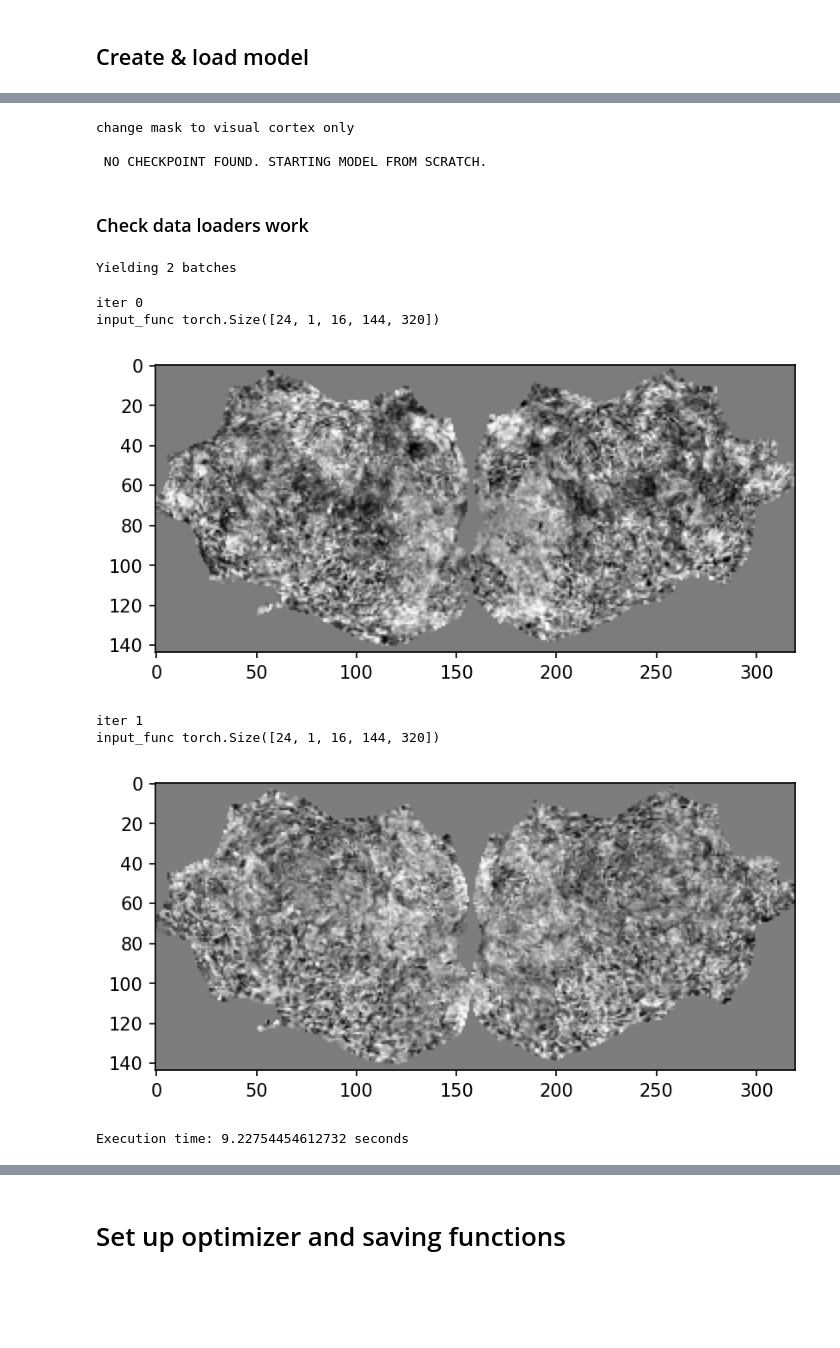
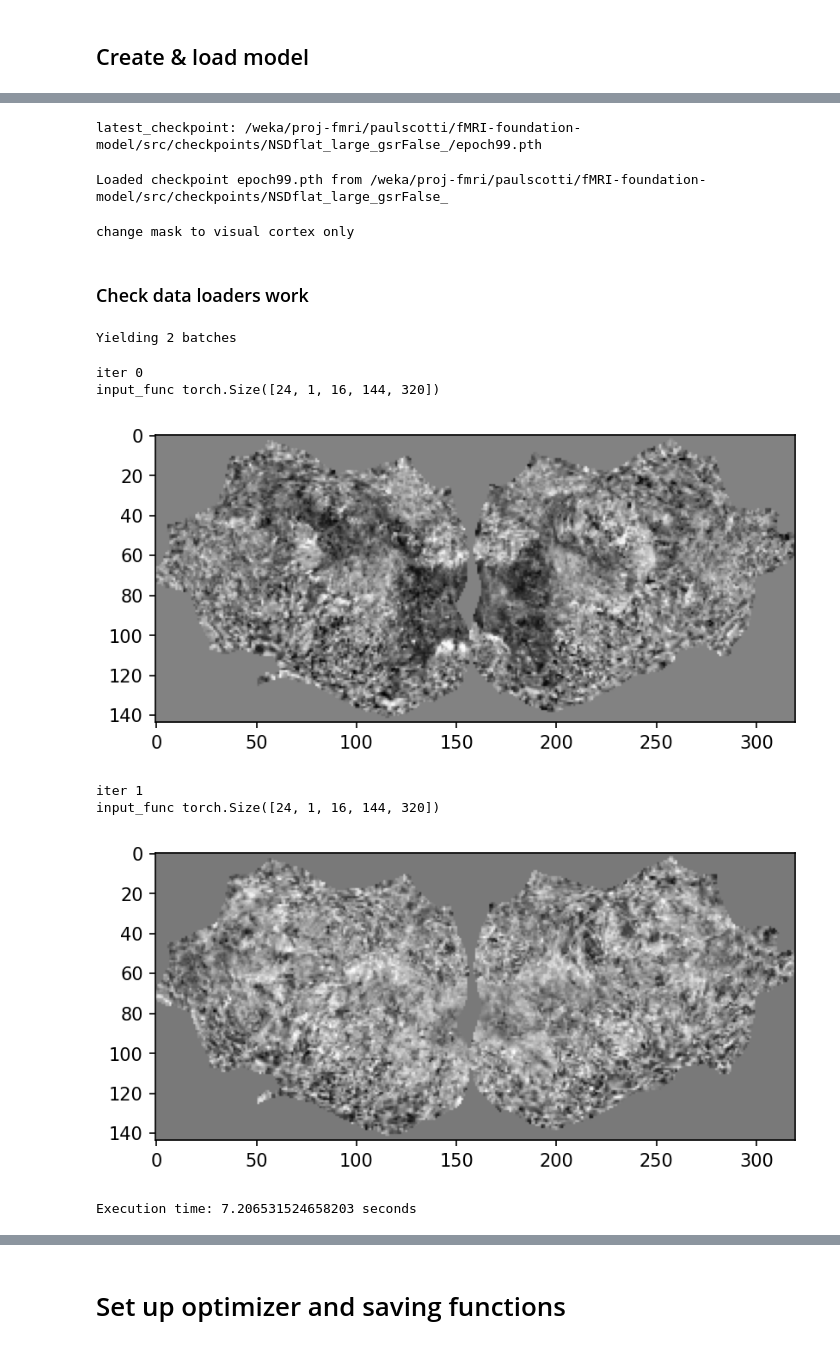
Before and after one commit to MedARC-AI/fMRI-foundation-model, a Jupyter notebook: src/mindeye_finetuning.ipynb, the cells around one changed output, grey strips where cells are left out. Saved outputs shown, nothing was run; the diff lists cells and outputs as text; code cells hidden in the pictures; blank space fills up the shorter version.

```diff
--- a/src/mindeye_finetuning.ipynb
+++ b/src/mindeye_finetuning.ipynb
@@ -154,24 +155,10 @@ device = cuda distributed = False num_devices = 1 local rank = 0 world size = 1
 # %% [markdown]
 ## Create dataset and data loaders
 # %%
-num_samples_per_epoch = 30000
-
+# IGNORE BELOW, I PRE-FETCHED ALL THE TRAINING SAMPLES AND SAVED THEM TO AN HDF5 FILE, SHOWN IN BELOW CODE BLOCK #
+num_samples_per_epoch = 27000
 flat_mask = load_nsd_flat_mask()
 flat_mask_visual = load_nsd_flat_mask_visual()
-
 num_batches = num_samples_per_epoch // (num_devices * batch_size)
 print("num_batches", num_batches)
-
-train_dataset = create_nsd_flat(root=nsd_flat_path,
-                frames=num_frames, shuffle=True,
-                gsr=gsr, mindeye_only=True, only_shared1000=False)
-
-train_dl = wds.WebLoader(
-    train_dataset.batched(batch_size, partial=False),
-    batch_size=None,
-    shuffle=False,
-    num_workers=num_workers,
-    pin_memory=True,
-)
-train_dl = train_dl.with_epoch(num_batches)
 # %% [output]
@@ -281,11 +338,8 @@ param counts:
 # %%
-print("change mask to visual cortex only")
-model.initialize_mask(flat_mask_visual)
-
 try:
     checkpoint_files = [f for f in os.listdir(outdir) if f.endswith('.pth')]
 
-    latest_checkpoint = "down3833_epoch99.pth"
+    latest_checkpoint = "epoch99.pth"
     checkpoint_path = os.path.join(outdir, latest_checkpoint)
     print(f"latest_checkpoint: {checkpoint_path}")
 
@@ -297,43 +351,45 @@ except:
     if local_rank==0:
         print("\n NO CHECKPOINT FOUND. STARTING MODEL FROM SCRATCH.\n")
 # %% [output]
-change mask to visual cortex only
-
- NO CHECKPOINT FOUND. STARTING MODEL FROM SCRATCH.
+latest_checkpoint: /weka/proj-fmri/paulscotti/fMRI-foundation-model/src/checkpoints/NSDflat_large_gsrFalse_/epoch99.pth
+Loaded checkpoint epoch99.pth from /weka/proj-fmri/paulscotti/fMRI-foundation-model/src/checkpoints/NSDflat_large_gsrFalse_
 # %%
-# print("change mask to visual cortex only")
-# model.initialize_mask(flat_mask_visual)
+print("change mask to visual cortex only")
+model.initialize_mask(flat_mask_visual)
+# %% [output]
+change mask to visual cortex only
 # %% [markdown]
 ### Check data loaders work
 # %%
 if utils.is_interactive():
     start_time = time.time()
     num_it = 2
     print(f"Yielding {num_it} batches")
 
     for i, batch in enumerate(tqdm(train_dl, total=num_batches)):
-        input_func = batch[0]
+        indices = batch[0]
+        input_func = flatmaps[indices]
 
         if i >= num_it:
             break
         print("iter",i)
         print("input_func", input_func.shape)
 
         plt.imshow(input_func[0,0,0], cmap='gray')
         plt.show()
 
     end_time = time.time()
     execution_time = end_time - start_time
     print(f"Execution time: {execution_time} seconds")
 # %% [output]
 Yielding 2 batches
 iter 0
 input_func torch.Size([24, 1, 16, 144, 320])
-[figure, old version]
+[figure, new version]
 iter 1
 input_func torch.Size([24, 1, 16, 144, 320])
-[figure, old version]
+[figure, new version]
-Execution time: 9.22754454612732 seconds
+Execution time: 7.206531524658203 seconds
 # %%
 # Load 73k NSD images
 data_path = "/weka/proj-medarc/shared/mindeyev2_dataset"
```
Also changed, not shown: parts of 13 cells of this notebook, 3 other files.
